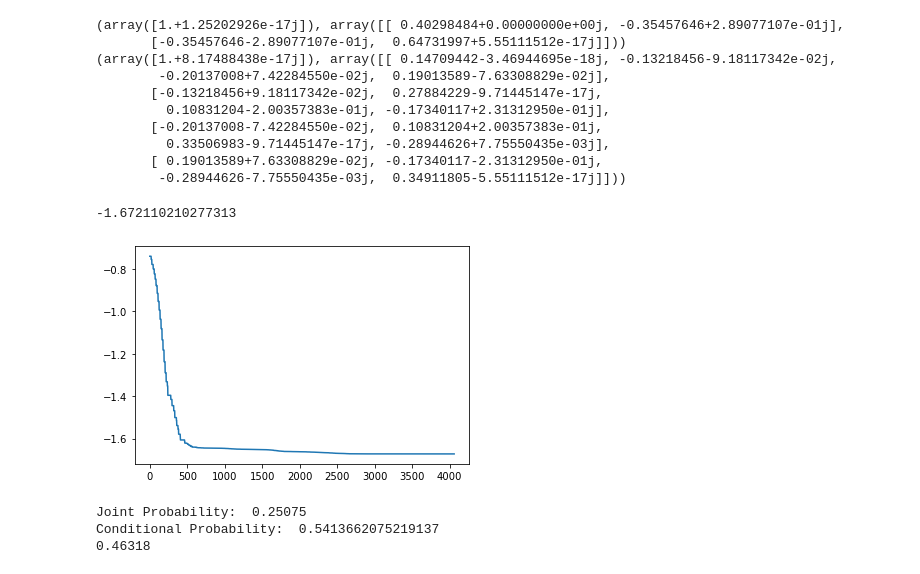
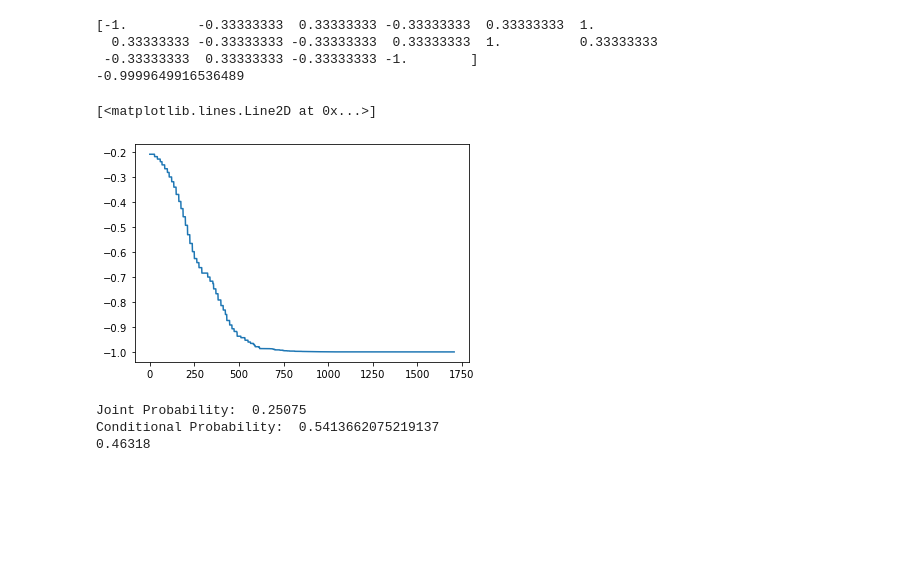
Before and after one commit to fergusfinn/qmps, a Jupyter notebook: new_tdvp/xmpsBrixkwall.ipynb, the cells around one changed output. Saved outputs shown, nothing was run; the diff lists cells and outputs as text; code cells hidden in the pictures; blank space fills up the shorter version.

Commit message:
Ground State Exact check with loschmidt

```diff
--- a/new_tdvp/xmpsBrixkwall.ipynb
+++ b/new_tdvp/xmpsBrixkwall.ipynb
@@ -387,27 +387,11 @@ Adjusted Right Environment:
 
 We can see that the adjusted trivial environment gives the correct answer
-# %%
-U1, U2, U3 = [unitary_group.rvs(4)]*3
-print(exact_right_env(U2,U2, U1,U1, np.eye(16)))
-
-print(RightEnv([U2,U2,U2], [U1,U1,U1], np.eye(16)))
-# %% [output]
-(array([1.+1.25202926e-17j]), array([[ 0.40298484+0.00000000e+00j, -0.35457646+2.89077107e-01j],
-       [-0.35457646-2.89077107e-01j,  0.64731997+5.55111512e-17j]]))
-(array([1.+8.17488438e-17j]), array([[ 0.14709442-3.46944695e-18j, -0.13218456-9.18117342e-02j,
-        -0.20137008+7.42284550e-02j,  0.19013589-7.63308829e-02j],
-       [-0.13218456+9.18117342e-02j,  0.27884229-9.71445147e-17j,
-         0.10831204-2.00357383e-01j, -0.17340117+2.31312950e-01j],
-       [-0.20137008-7.42284550e-02j,  0.10831204+2.00357383e-01j,
-         0.33506983-9.71445147e-17j, -0.28944626+7.75550435e-03j],
-       [ 0.19013589+7.63308829e-02j, -0.17340117-2.31312950e-01j,
-        -0.28944626-7.75550435e-03j,  0.34911805-5.55111512e-17j]]))
 # %%
 # Loschimdt Echos:
 from tqdm import tqdm
 
 initial_state = np.random.rand(30)
-g0, g1 = 1.5, 0.2
+g0, g1 = 0,2
 
 # Ham = Hamiltonian({"ZZ":-1,"X":g0}).to_matrix()
 # H2 = tensor_prod([I,Ham,Ham,I])
@@ -432,52 +416,58 @@ import matplotlib.pyplot as plt
 
 results = []
 def print_function(xk, Ham, res):
     E = EnergyObj(xk, Ham)
     res.append(E)
     #print(E)
 
 cb = partial(print_function, Ham = tensor_prod([I,Ham(-1,g0),I]), res = results)
 
 ground_state = minimize(
     EnergyObj,
     x0 = initial_state,
     method = "Nelder-Mead",
     args = (tensor_prod([I,Ham(-1,g0),I]),),
     callback = cb,
     tol = 1e-8
 )
 
+print(np.linalg.eigvals(Ham(-1,g0)))
+
 print(ground_state.fun)
 plt.plot(results)
 
 # with open("g0-15-LoschmidtGroundStateParams.pkl","wb") as f:
 #     pickle.dump(ground_state.x, f)
 
 
-STEPS = 5
-DT = 0.01
+# STEPS = 5
+# DT = 0.00
 
-Ut = FullStateTensor(expm(-1j * Ham(-1,g1) * DT))
+# Ut = FullStateTensor(expm(-1j * Ham(-1,g1) * DT))
 
-params = []
-init_param = ground_state.x
-for _ in tqdm(range(STEPS)):
-    params.append(init_param)
-    U1 = ShallowFullStateTensor(2, init_param[:15], 'U1')
-    U2 = ShallowFullStateTensor(2, init_param[15:], 'U2')
+# params = []
+# init_param = ground_state.x
+# for _ in tqdm(range(STEPS)):
+#     params.append(init_param)
+#     U1 = ShallowFullStateTensor(2, init_param[:15], 'U1')
+#     U2 = ShallowFullStateTensor(2, init_param[15:], 'U2')
 
-    next_step = minimize(
-        TimeEvoObj,
-        x0 = init_param,
-        method = "Nelder-Mead",
-        args = (U1, U2, Ut),
-        options = {"disp":False}
-    )
+#     next_step = minimize(
+#         TimeEvoObj,
+#         x0 = init_param,
+#         method = "Nelder-Mead",
+#         args = (U1, U2, Ut, False),
+#         options = {"disp":True}
+#     )
 
-    init_param = next_step.x
+#     init_param = next_step.x
 # %% [output]
--1.672110210277313
+[-1.         -0.33333333  0.33333333 -0.33333333  0.33333333  1.
+  0.33333333 -0.33333333 -0.33333333  0.33333333  1.          0.33333333
+ -0.33333333  0.33333333 -0.33333333 -1.        ]
+-0.9999649916536489
+[<matplotlib.lines.Line2D at 0x...>]
-[figure, old version]
+[figure, new version]
 # %%
 # Compare Joint Cost Function vs Conditional Cost Function:
 U1 = FullStateTensor(unitary_group.rvs(4))
```
Also changed, not shown: parts of 14 cells of this notebook.
